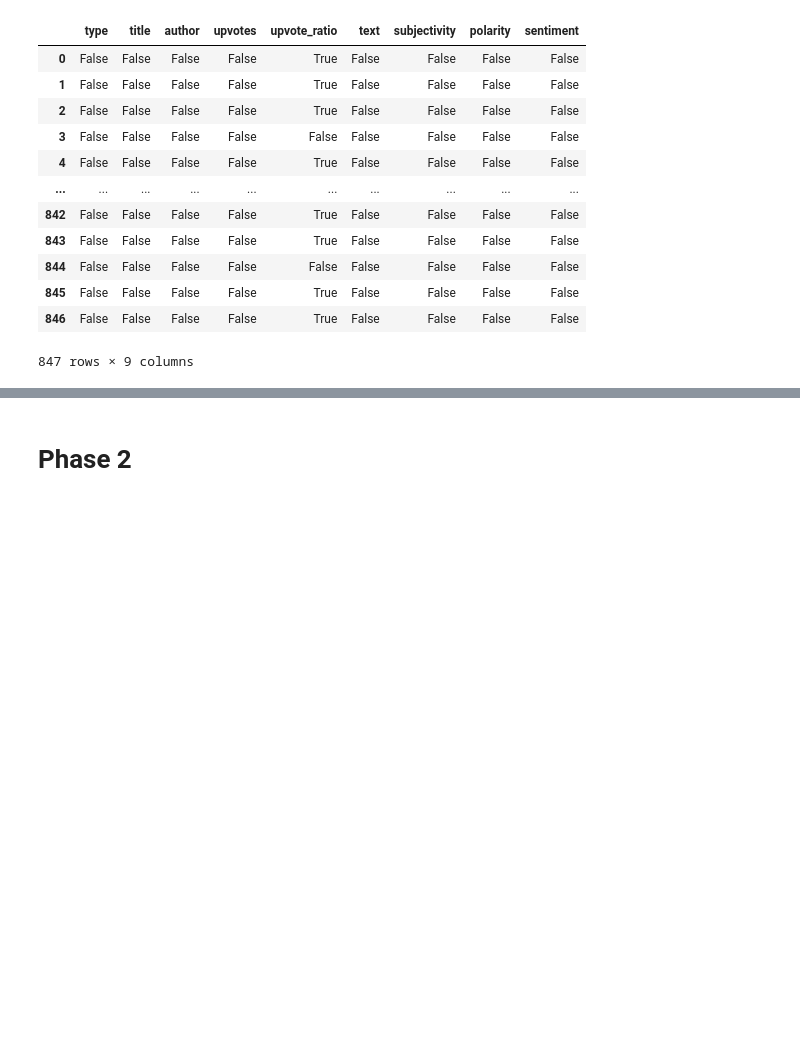
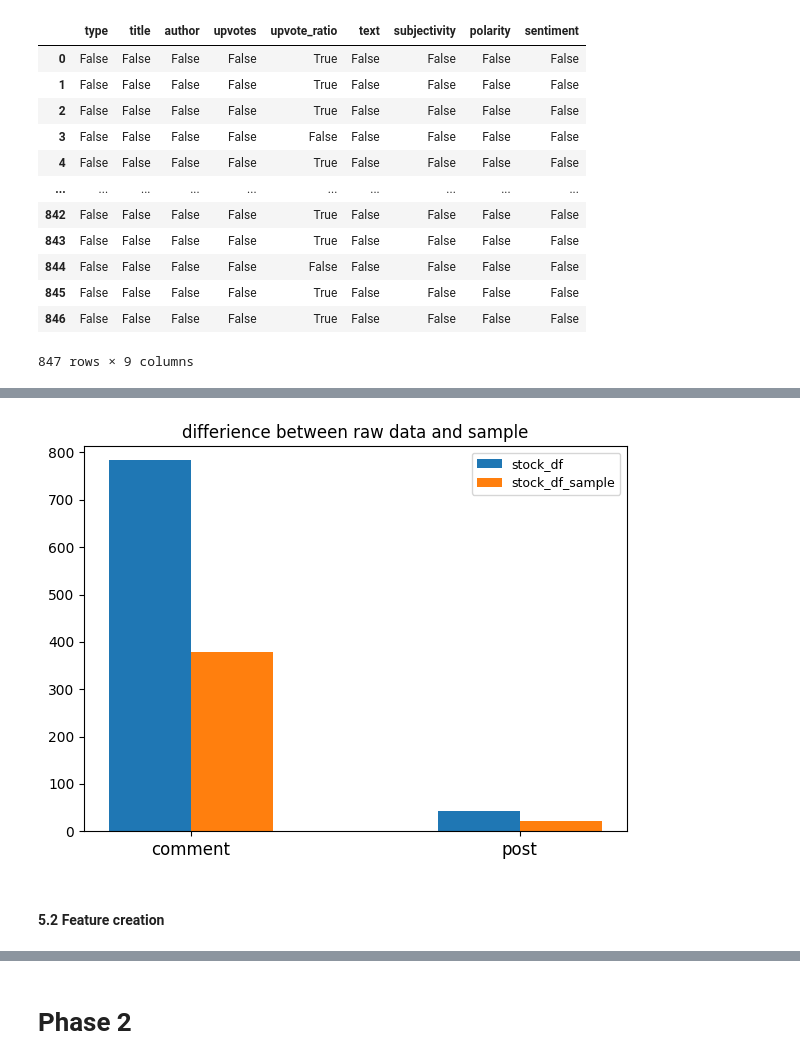
Before and after one commit to jungswork/DM2025-Lab1-Exercise, a Jupyter notebook: DM2025-Lab1-Homework.ipynb, the cells around one changed output, grey strips where cells are left out. Cells and saved outputs as stored; diff of their text form; code cells hidden in the pictures; blank space fills up the shorter version.

```diff
--- a/DM2025-Lab1-Homework.ipynb
+++ b/DM2025-Lab1-Homework.ipynb
@@ -343,0 +417,5 @@ stock_df.isnull.apply(lambda x: dmh.check_missing_value(x))
+# %%
+# 取 400 筆資料做 sample(固定隨機資料使其可重現)
+stock_df_sample = stock_df.sample(n = 400, random_state= 42)
+
+stock_df_sample.shape
@@ -343,0 +514,39 @@ stock_df.isnull.apply(lambda x: dmh.check_missing_value(x))
+# %%
+#practice 8: plot picture the betweem differience raw data and sample
+import matplotlib.pyplot as plt
+
+
+# 建立底圖
+plt.figure(figsize=(7, 5))
+
+#設定 y 軸參數
+y_data = stock_df.type.value_counts()
+y_data_sample = stock_df_sample.type.value_counts()
+
+#設定 x 軸參數
+category = stock_df["type"].unique()
+x = np.arange(len(category))
+plt.xticks(x,
+           category,
+           fontsize = 12,
+           rotation = 0)
+
+#條狀圖位置設定
+width = 0.25
+plt.bar(x-width/2, y_data, width=0.25, label = "stock_df")
+plt.bar(x+width/2, y_data_sample, width=0.25, label = "stock_df_sample")
+
+plt.ylim(0, max(y_data.max(), y_data_sample.max()) + 30)
+
+#圖例
+plt.legend(fontsize= 9)
+
+#標題設定
+plt.title("differience between raw data and sample")
+
+#show the figure
+plt.show()
+# %% [output]
+[figure, added]
+# %% [markdown]
+#### 5.2 Feature creation
```
Also changed, not shown: parts of 23 cells of this notebook.
